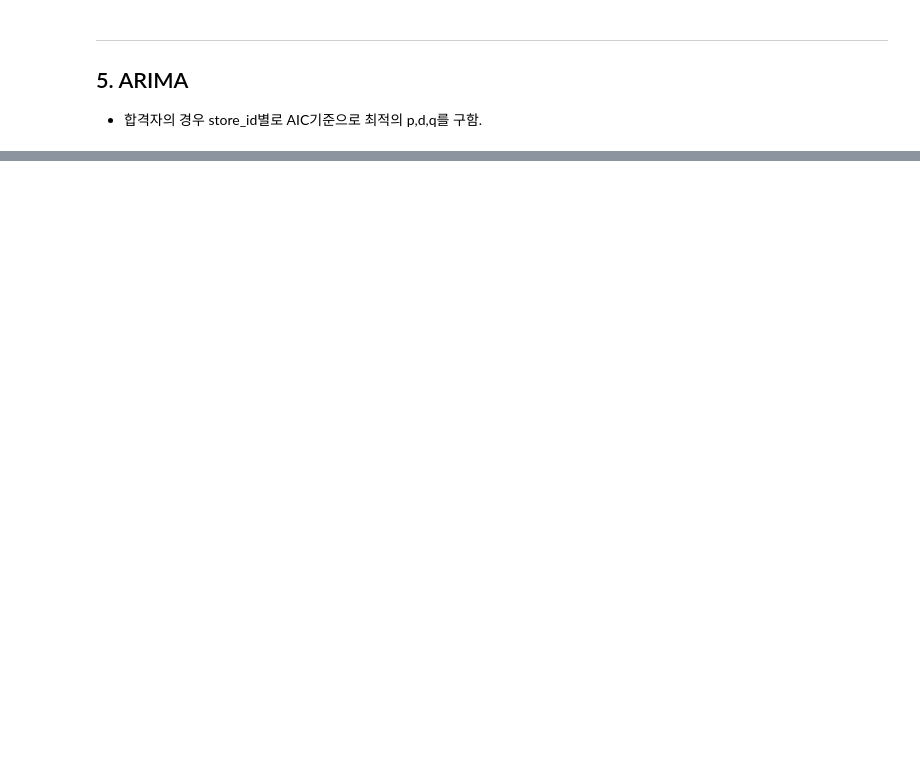
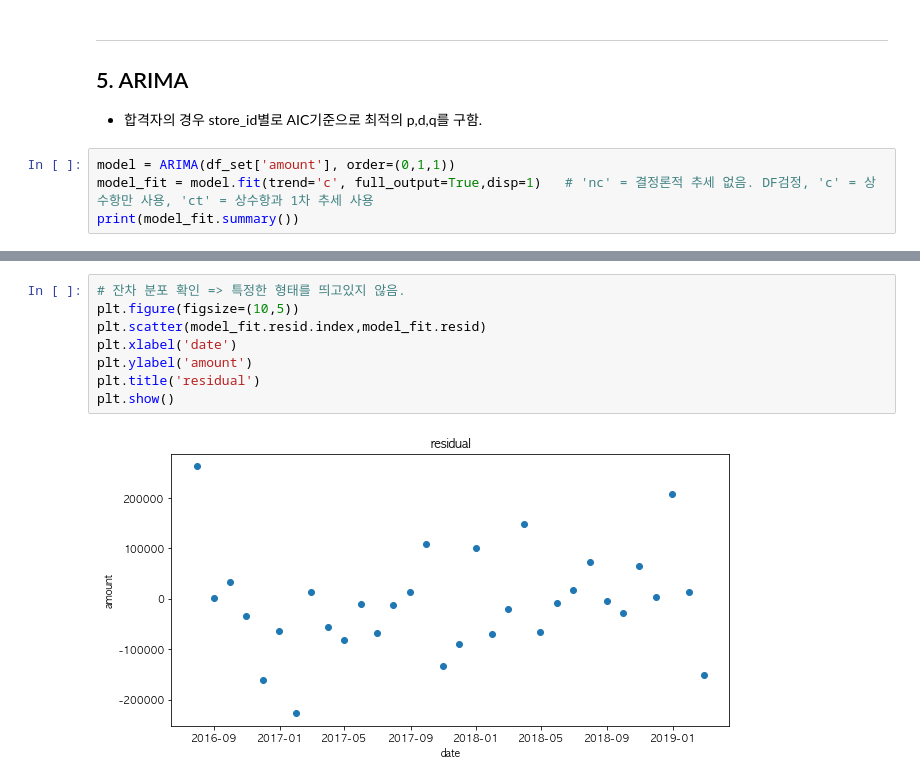
Before and after one commit to suhyun-cho/Dacon, a Jupyter notebook: 상점매출예측_FUNDA/1st-pass-code-review.ipynb, the cells around one changed output, grey strips where cells are left out. Cells and saved outputs as stored; diff of their text form; blank space fills up the shorter version.

Commit message:
ARIMA-model diagnosis result

```diff
--- a/상점매출예측_FUNDA/1st-pass-code-review.ipynb
+++ b/상점매출예측_FUNDA/1st-pass-code-review.ipynb
@@ -1796,3 +1794,7 @@ MA.1           -7.5903           +0.0000j            7.5903            0.5000
 ----------------------------------------------------------------------------------------------------
 ## 5. ARIMA
 * 합격자의 경우 store_id별로 AIC기준으로 최적의 p,d,q를 구함.
+# %%
+model = ARIMA(df_set['amount'], order=(0,1,1))
+model_fit = model.fit(trend='c', full_output=True,disp=1)   # 'nc' = 결정론적 추세 없음. DF검정, 'c' = 상수항만 사용, 'ct' = 상수항과 1차 추세 사용
+print(model_fit.summary())
@@ -1798,0 +1834,10 @@ MA.1           -7.5903           +0.0000j            7.5903            0.5000
+# %%
+# 잔차 분포 확인 => 특정한 형태를 띄고있지 않음.
+plt.figure(figsize=(10,5))
+plt.scatter(model_fit.resid.index,model_fit.resid)
+plt.xlabel('date')
+plt.ylabel('amount')
+plt.title('residual')
+plt.show()
+# %% [output]
+[figure, added]
```
Also changed, not shown: parts of 9 cells of this notebook.
